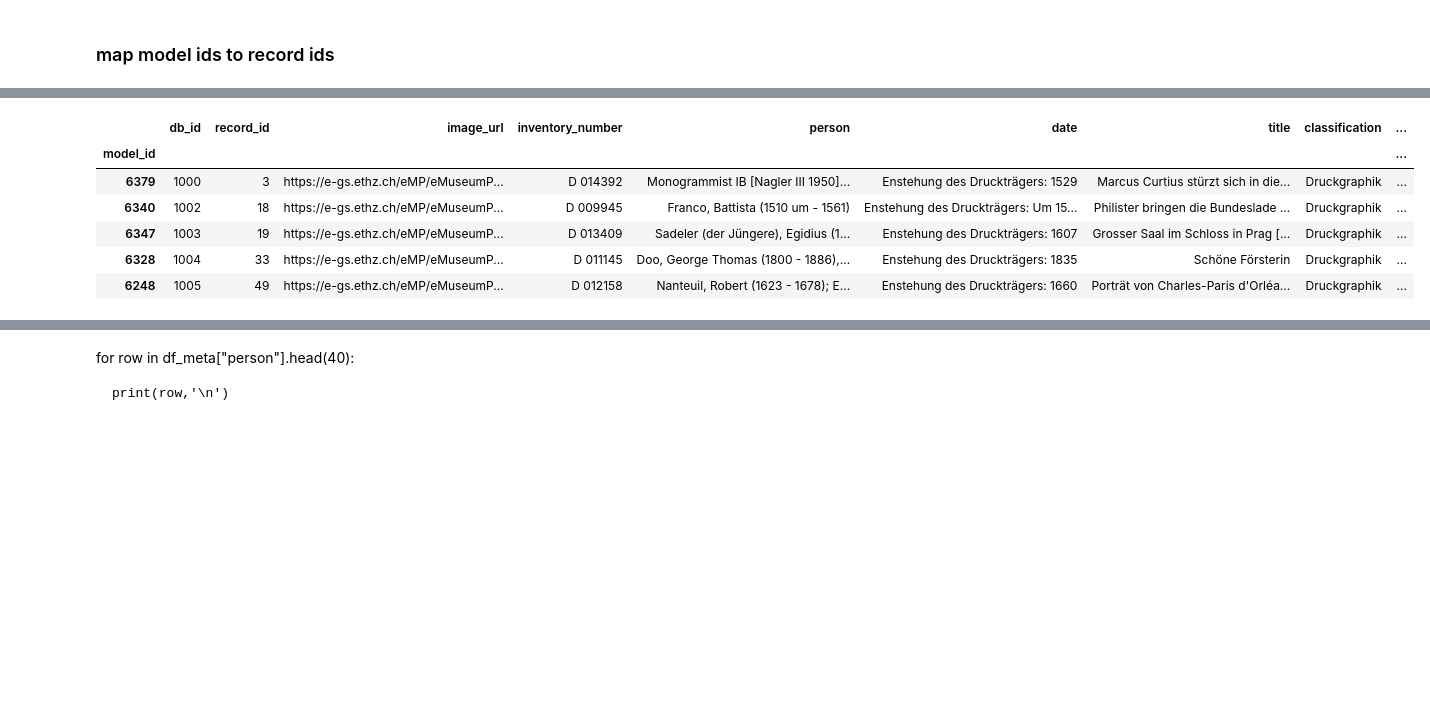
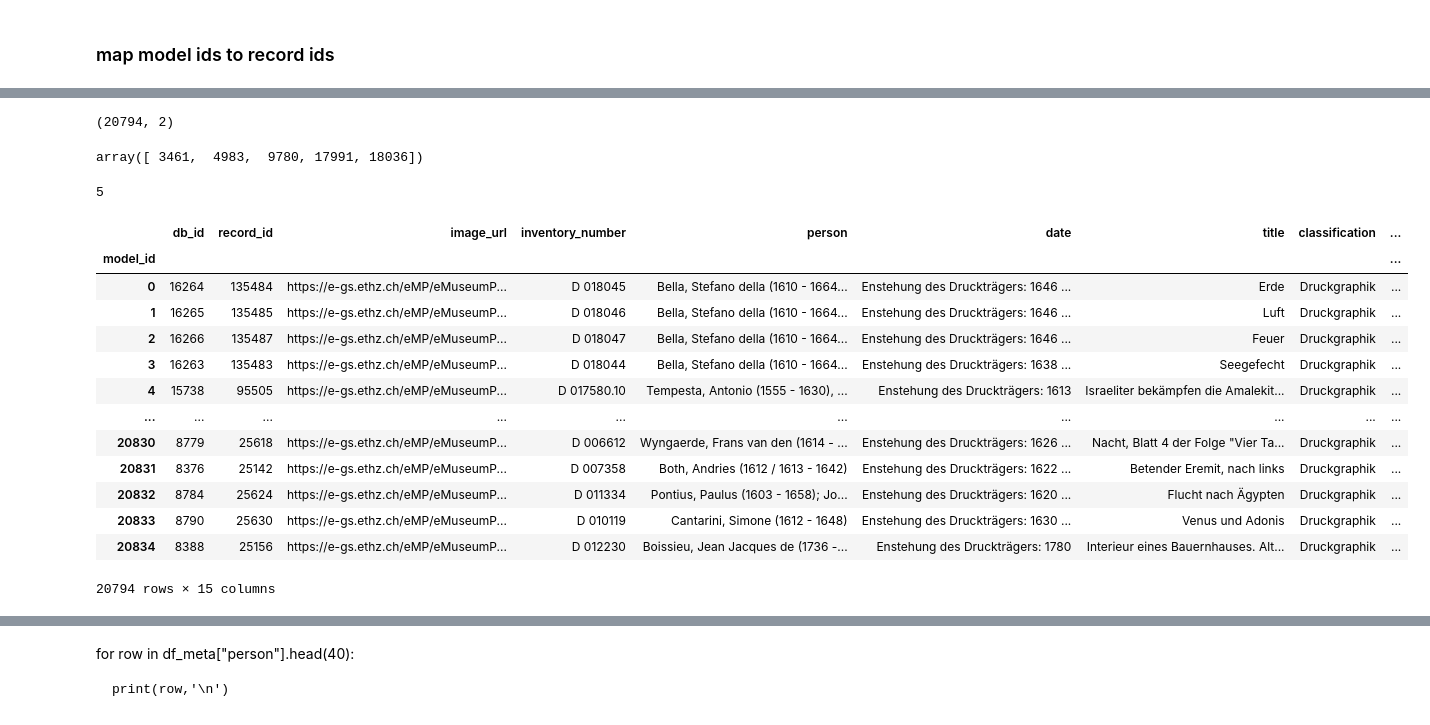
Before and after one commit to eth-library-lab/open-image-search, a Jupyter notebook: search-model/notebooks/exploration__topk_with_exclusions.ipynb, the cells around one changed output, grey strips where cells are left out. Saved outputs shown, nothing was run; the diff lists cells and outputs as text; code cells hidden in the pictures; blank space fills up the shorter version.

```diff
--- a/search-model/notebooks/exploration__topk_with_exclusions.ipynb
+++ b/search-model/notebooks/exploration__topk_with_exclusions.ipynb
@@ -255,0 +260,21 @@ for k in keys_to_exclude:
+# %%
+def series_of_string_years_to_min_max_years(ser):
+    """
+    get min and max years from date column
+    assumes the earliest and latest years (in digits) in the string
+    are the earlist and latest years
+    ser:pd.Series, date column from the metadata dataframe
+    returns two pandas series: min_years, max_years
+    """
+    fltr = ser.isna()
+    ser = ser.loc[~fltr]
+    print("dropped date records due to missing values: {:,}".format(fltr.sum()))
+    # assumes that all years are after 99 A.D.
+    ptrn = re.compile(r"[0-9]{3,4}")
+    years = ser.apply(ptrn.findall)
+    years = series_of_lists_to_array(years, fill_value_index=-1)
+    years = years.astype(int)
+    min_years = np.min(years, axis=1)
+    max_years = np.max(years, axis=1)
+
+    return min_years, max_years, ser.index
@@ -398,3 +418,5 @@ map_record_id_model_id = dict(zip(df_fpath['record_id'].astype(int).to_list(), l
+# %%
+map_record_id_model_id = map_record_ids_to_model_ids(df_feat)
 # %% [markdown]
 # load exctracted feature vectors
 fpath = "../data/processed/default/features.csv"
@@ -426,6 +441,7 @@ df_meta.head()
 # %% [markdown]
 ### map model ids to record ids
 # %%
+# map model ids to record ids
 df_meta.index = df_meta.index.rename("db_id")
 
 df_meta["model_id"] = df_meta["record_id"].map(map_record_id_model_id)
@@ -436,4 +452,5 @@ df_meta["model_id"] = df_meta["model_id"].astype("Int64")
 # filter out model nans
 df_meta = df_meta.loc[df_meta["model_id"].notna(),:]
 # set model_id as index
-df_meta = df_meta.reset_index().set_index("model_id")
+df_meta = df_meta.reset_index().set_index("model_id").sort_index()
+# df_meta.head()
@@ -487,0 +465,10 @@ class_record_dict[6]
+# %%
+ser = df_meta["date"]
+min_years, max_years, index = series_of_string_years_to_min_max_years(ser)
+
+df_meta.loc[index,"min_year"] = min_years
+df_meta.loc[index,"max_year"] = max_years
+df_meta.loc[:,["min_year","max_year"]] = df_meta.loc[:,["min_year","max_year"]].astype("Int64")
+fltr = df_meta[["min_year","max_year"]].isna().any(axis=1)
+#fill in NaN's with -1 to still use numpy int comparisons
+df_meta.loc[fltr,["min_year","max_year"]] = -1
@@ -488,10 +556,29 @@ class_record_dict[6]
+# %%
+years_arr.shape
+# %% [output]
+(20794, 2)
+# %%
+year_ids_to_remove
+# %% [output]
+array([ 3461,  4983,  9780, 17991, 18036])
+# %%
+len(year_ids_to_remove)
+# %% [output]
+5
 # %%
-df_meta.head()
+df_meta
 # %% [output]
 |  | db_id | record_id | image_url | inventory_number | person | date | title | classification | ... |
 | model_id |  |  |  |  |  |  |  |  | ... |
-| 6379 | 1000 | 3 | https://e-gs.ethz.ch/eMP/eMuseumP... | D 014392 | Monogrammist IB [Nagler III 1950]... | Enstehung des Druckträgers: 1529 | Marcus Curtius stürzt sich in die... | Druckgraphik | ... |
-| 6340 | 1002 | 18 | https://e-gs.ethz.ch/eMP/eMuseumP... | D 009945 | Franco, Battista (1510 um - 1561) | Enstehung des Druckträgers: Um 15... | Philister bringen die Bundeslade ... | Druckgraphik | ... |
-| 6347 | 1003 | 19 | https://e-gs.ethz.ch/eMP/eMuseumP... | D 013409 | Sadeler (der Jüngere), Egidius (1... | Enstehung des Druckträgers: 1607 | Grosser Saal im Schloss in Prag [... | Druckgraphik | ... |
-| 6328 | 1004 | 33 | https://e-gs.ethz.ch/eMP/eMuseumP... | D 011145 | Doo, George Thomas (1800 - 1886),... | Enstehung des Druckträgers: 1835 | Schöne Försterin | Druckgraphik | ... |
-| 6248 | 1005 | 49 | https://e-gs.ethz.ch/eMP/eMuseumP... | D 012158 | Nanteuil, Robert (1623 - 1678); E... | Enstehung des Druckträgers: 1660 | Porträt von Charles-Paris d'Orléa... | Druckgraphik | ... |
+| 0 | 16264 | 135484 | https://e-gs.ethz.ch/eMP/eMuseumP... | D 018045 | Bella, Stefano della (1610 - 1664... | Enstehung des Druckträgers: 1646 ... | Erde | Druckgraphik | ... |
+| 1 | 16265 | 135485 | https://e-gs.ethz.ch/eMP/eMuseumP... | D 018046 | Bella, Stefano della (1610 - 1664... | Enstehung des Druckträgers: 1646 ... | Luft | Druckgraphik | ... |
+| 2 | 16266 | 135487 | https://e-gs.ethz.ch/eMP/eMuseumP... | D 018047 | Bella, Stefano della (1610 - 1664... | Enstehung des Druckträgers: 1646 ... | Feuer | Druckgraphik | ... |
+| 3 | 16263 | 135483 | https://e-gs.ethz.ch/eMP/eMuseumP... | D 018044 | Bella, Stefano della (1610 - 1664... | Enstehung des Druckträgers: 1638 ... | Seegefecht | Druckgraphik | ... |
+| 4 | 15738 | 95505 | https://e-gs.ethz.ch/eMP/eMuseumP... | D 017580.10 | Tempesta, Antonio (1555 - 1630), ... | Enstehung des Druckträgers: 1613 | Israeliter bekämpfen die Amalekit... | Druckgraphik | ... |
+| ... | ... | ... | ... | ... | ... | ... | ... | ... | ... |
+| 20830 | 8779 | 25618 | https://e-gs.ethz.ch/eMP/eMuseumP... | D 006612 | Wyngaerde, Frans van den (1614 - ... | Enstehung des Druckträgers: 1626 ... | Nacht, Blatt 4 der Folge "Vier Ta... | Druckgraphik | ... |
+| 20831 | 8376 | 25142 | https://e-gs.ethz.ch/eMP/eMuseumP... | D 007358 | Both, Andries (1612 / 1613 - 1642) | Enstehung des Druckträgers: 1622 ... | Betender Eremit, nach links | Druckgraphik | ... |
+| 20832 | 8784 | 25624 | https://e-gs.ethz.ch/eMP/eMuseumP... | D 011334 | Pontius, Paulus (1603 - 1658); Jo... | Enstehung des Druckträgers: 1620 ... | Flucht nach Ägypten | Druckgraphik | ... |
+| 20833 | 8790 | 25630 | https://e-gs.ethz.ch/eMP/eMuseumP... | D 010119 | Cantarini, Simone (1612 - 1648) | Enstehung des Druckträgers: 1630 ... | Venus und Adonis | Druckgraphik | ... |
+| 20834 | 8388 | 25156 | https://e-gs.ethz.ch/eMP/eMuseumP... | D 012230 | Boissieu, Jean Jacques de (1736 -... | Enstehung des Druckträgers: 1780 | Interieur eines Bauernhauses. Alt... | Druckgraphik | ... |
+20794 rows × 15 columns
```
Also changed, not shown: parts of 41 cells of this notebook.
